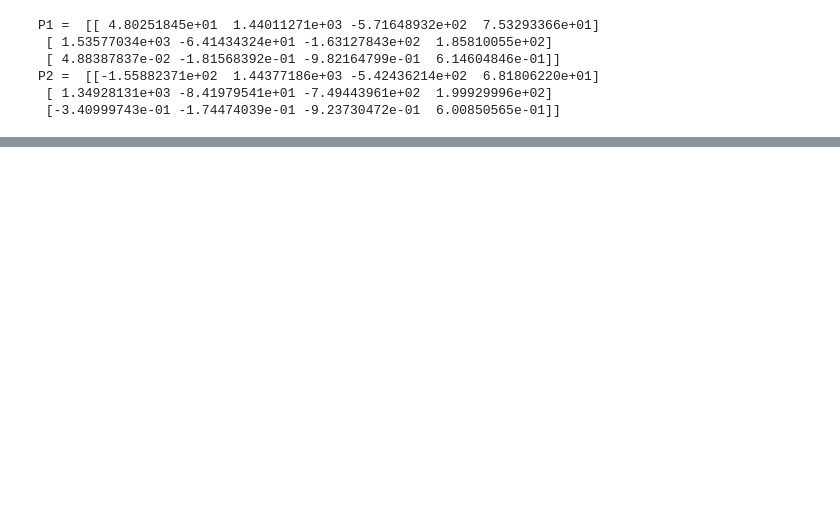
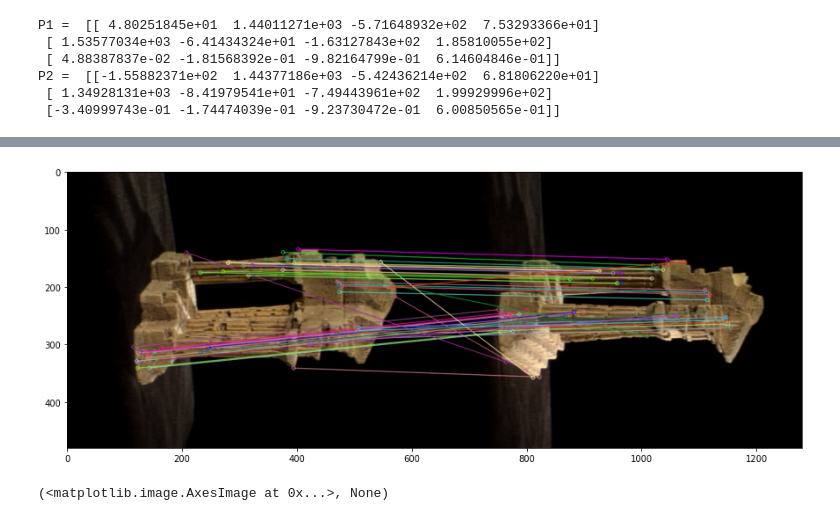
Before and after one commit to Poogitha/Codings, a Jupyter notebook: 190280N_Exercise_08.ipynb, the cells around one changed output, grey strips where cells are left out. Saved outputs shown, nothing was run; the diff lists cells and outputs as text; code cells hidden in the pictures; blank space fills up the shorter version.

```diff
--- a/190280N_Exercise_08.ipynb
+++ b/190280N_Exercise_08.ipynb
@@ -82,0 +120,30 @@ F =  [[-2.87071497e-04 -3.96261289e-02  2.94221686e+02]
+# %%
+import cv2 as cv
+import matplotlib.pyplot as plt
+
+
+# read images
+img1 = cv.imread(r'Images/templeSparseRing/templeSparseRing/templeSR0003.png')
+img2 = cv.imread(r'Images/templeSparseRing/templeSparseRing/templeSR0004.png')
+
+img1 = cv.cvtColor(img1, cv.IMREAD_GRAYSCALE)
+img2 = cv.cvtColor(img2, cv.IMREAD_GRAYSCALE)
+
+#sift
+sift = cv.SIFT_create()
+
+keypoints_1, descriptors_1 = sift.detectAndCompute(img1,None)
+keypoints_2, descriptors_2 = sift.detectAndCompute(img2,None)
+
+#feature matching
+bf = cv.BFMatcher(cv.NORM_L1, crossCheck=True)
+
+matches = bf.match(descriptors_1,descriptors_2)
+matches = sorted(matches, key = lambda x:x.distance)
+
+img3 = cv.drawMatches(img1, keypoints_1, img2, keypoints_2, matches[:50], img2, flags=2)
+plt.figure(figsize=(15,8))
+plt.imshow(cv.cvtColor(img3,cv.COLOR_BGR2RGB)),plt.show()
+# %% [output]
+[figure, added]
+(<matplotlib.image.AxesImage at 0x...>, None)
```
Also changed, not shown: parts of 3 cells of this notebook, 3 other files.
